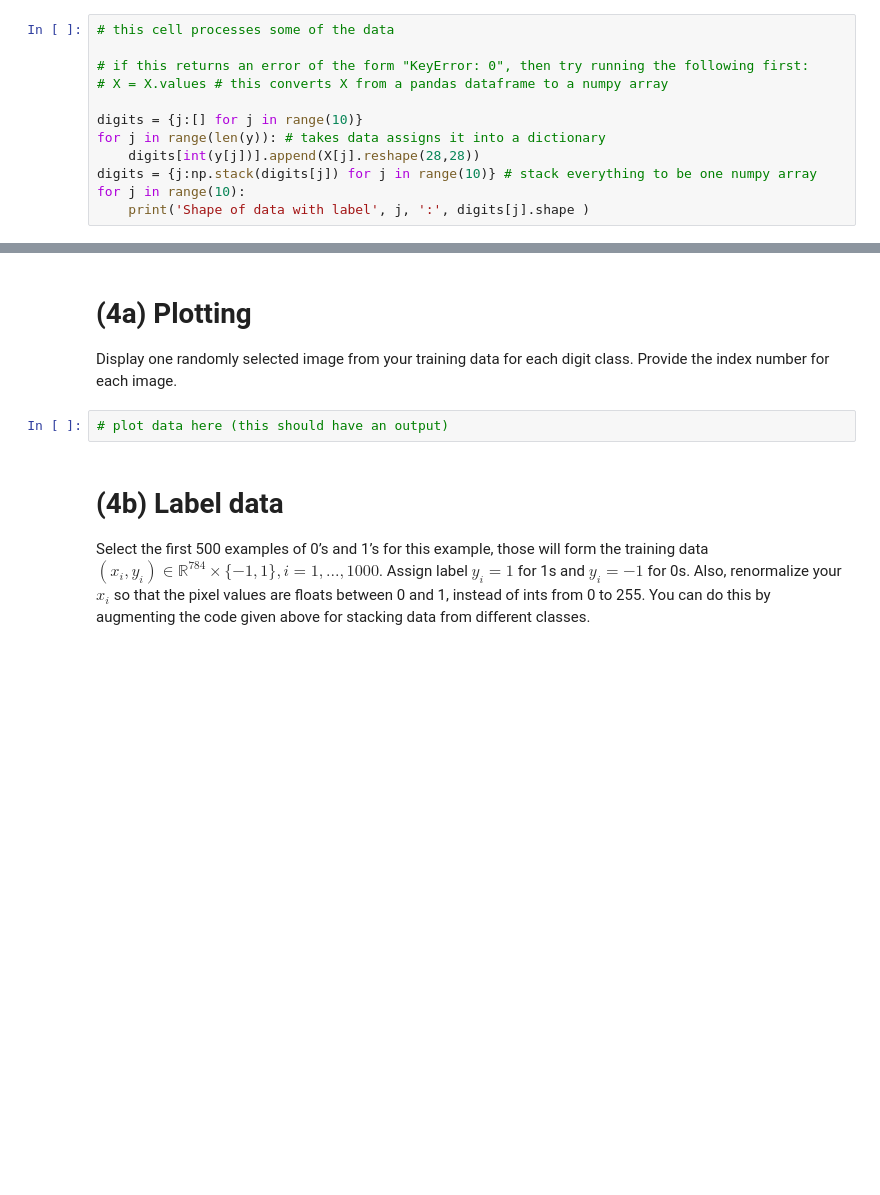
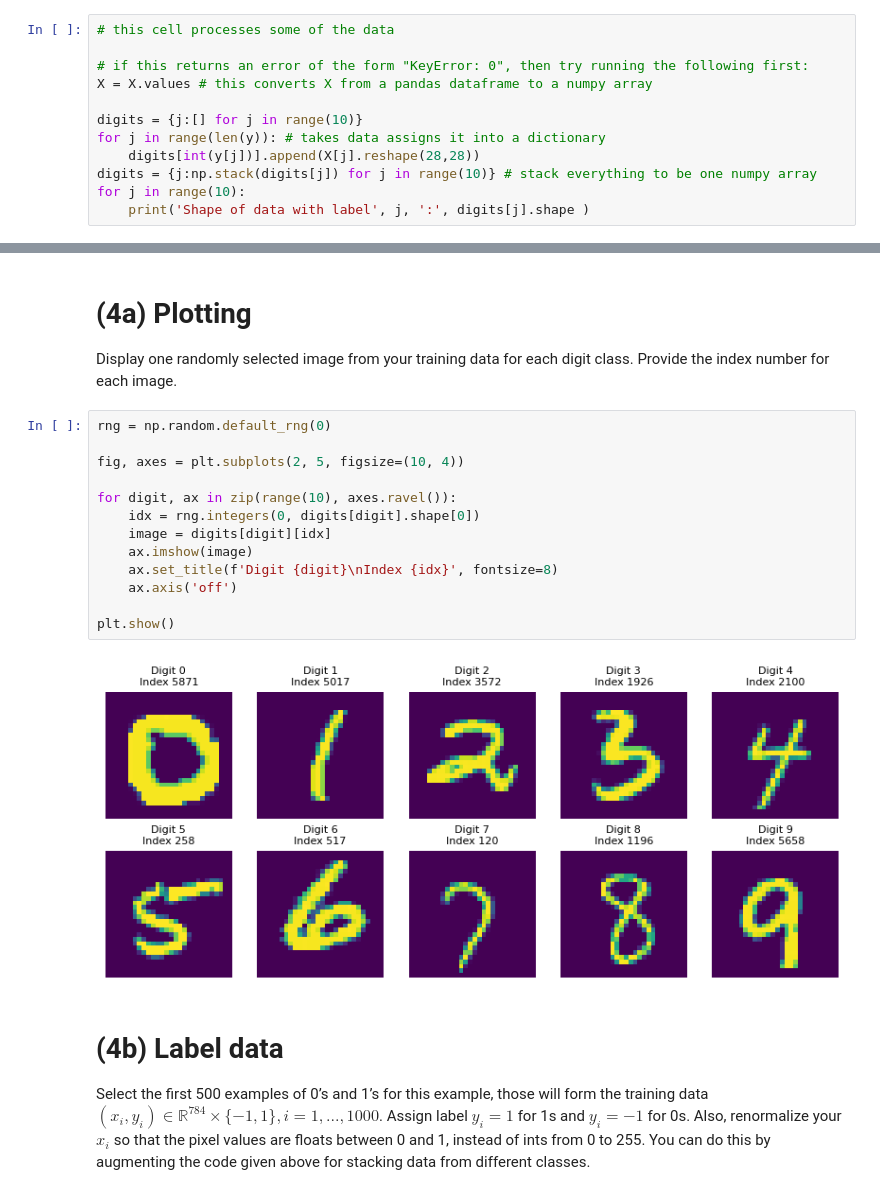
Before and after one commit to ageller02/MATH173A, a Jupyter notebook: HW4_Q4-2.ipynb, the cells around one changed output, grey strips where cells are left out. Cells and saved outputs as stored; diff of their text form; blank space fills up the shorter version.

```diff
--- a/HW4_Q4-2.ipynb
+++ b/HW4_Q4-2.ipynb
@@ -27,7 +27,7 @@ X shape: (70000, 784) y shape: (70000,)
 # this cell processes some of the data
 
 # if this returns an error of the form "KeyError: 0", then try running the following first:
-# X = X.values # this converts X from a pandas dataframe to a numpy array
+X = X.values # this converts X from a pandas dataframe to a numpy array
 
 digits = {j:[] for j in range(10)}
 for j in range(len(y)): # takes data assigns it into a dictionary
@@ -60,8 +60,21 @@ data = data.astype('float32') / 255.0
 # (4a) Plotting
 
 Display one randomly selected image from your training data for each digit class. Provide the index number for each image.
-# %%
-# plot data here (this should have an output)
+# %%
+rng = np.random.default_rng(0)
+
+fig, axes = plt.subplots(2, 5, figsize=(10, 4))
+
+for digit, ax in zip(range(10), axes.ravel()):
+    idx = rng.integers(0, digits[digit].shape[0])
+    image = digits[digit][idx]
+    ax.imshow(image)
+    ax.set_title(f'Digit {digit}\nIndex {idx}', fontsize=8)
+    ax.axis('off')
+
+plt.show()
+# %% [output]
+[figure, added]
 # %% [markdown]
 # (4b) Label data
 
```
Also changed, not shown: parts of 4 cells of this notebook.
